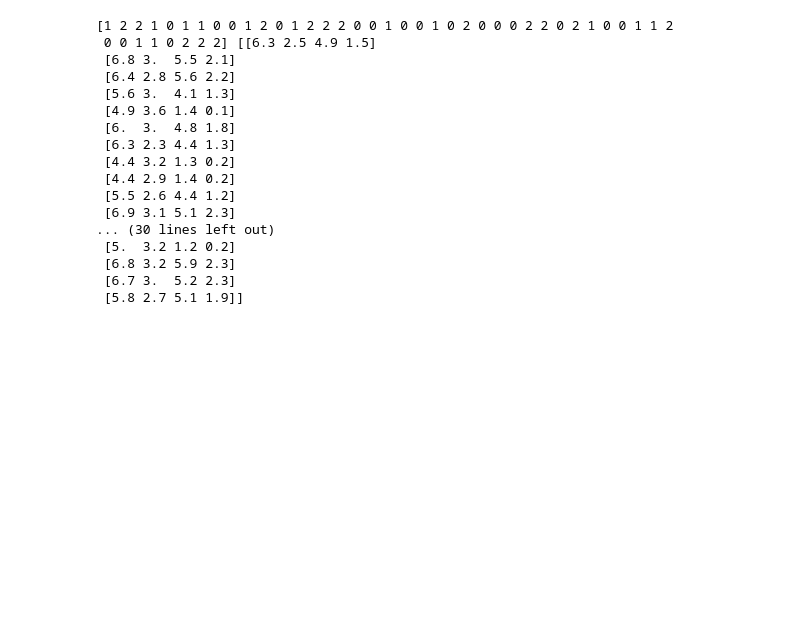
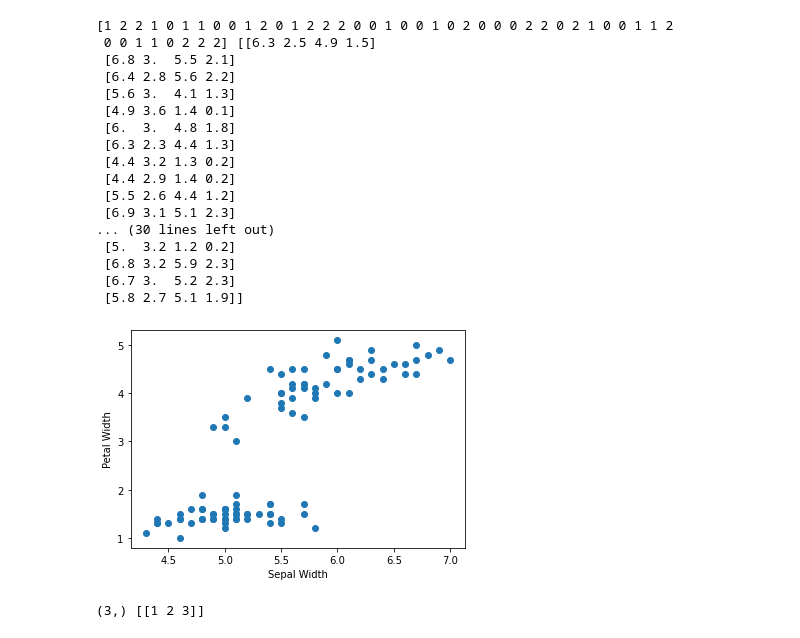
Before and after one commit to nagino-y/python_test, a Jupyter notebook: python_data_test.ipynb, the cells around one changed output. Drawn from its saved outputs; the diff is of its cells as text; code cells hidden in the pictures; blank space fills up the shorter version.

```diff
--- a/python_data_test.ipynb
+++ b/python_data_test.ipynb
@@ -334,3 +334,16 @@ print(y_pred, X_test)
  [6.8 3.2 5.9 2.3]
  [6.7 3.  5.2 2.3]
  [5.8 2.7 5.1 1.9]]
+# %%
+from sklearn.datasets import load_iris
+iris = load_iris()
+data = iris.data
+X = data[:100, [0, 2]]
+import matplotlib.pyplot as plt
+fig, ax = plt.subplots()
+ax.scatter(X[:, 0], X[:, 1])
+ax.set_xlabel('Sepal Width')
+ax.set_ylabel('Petal Width')
+plt.show()
+# %% [output]
+[figure, added]
@@ -336,0 +354,7 @@ print(y_pred, X_test)
+# %%
+import numpy as np
+a = np.array([7, 8, 9])
+b = np.array([[1, 2, 3], [4, 5, 6], [7, 8, 9]])
+print(a.shape, b[0:1, [0, 1, 2]])
+# %% [output]
+(3,) [[1 2 3]]
```
Also changed, not shown: parts of 1 cell of this notebook.
